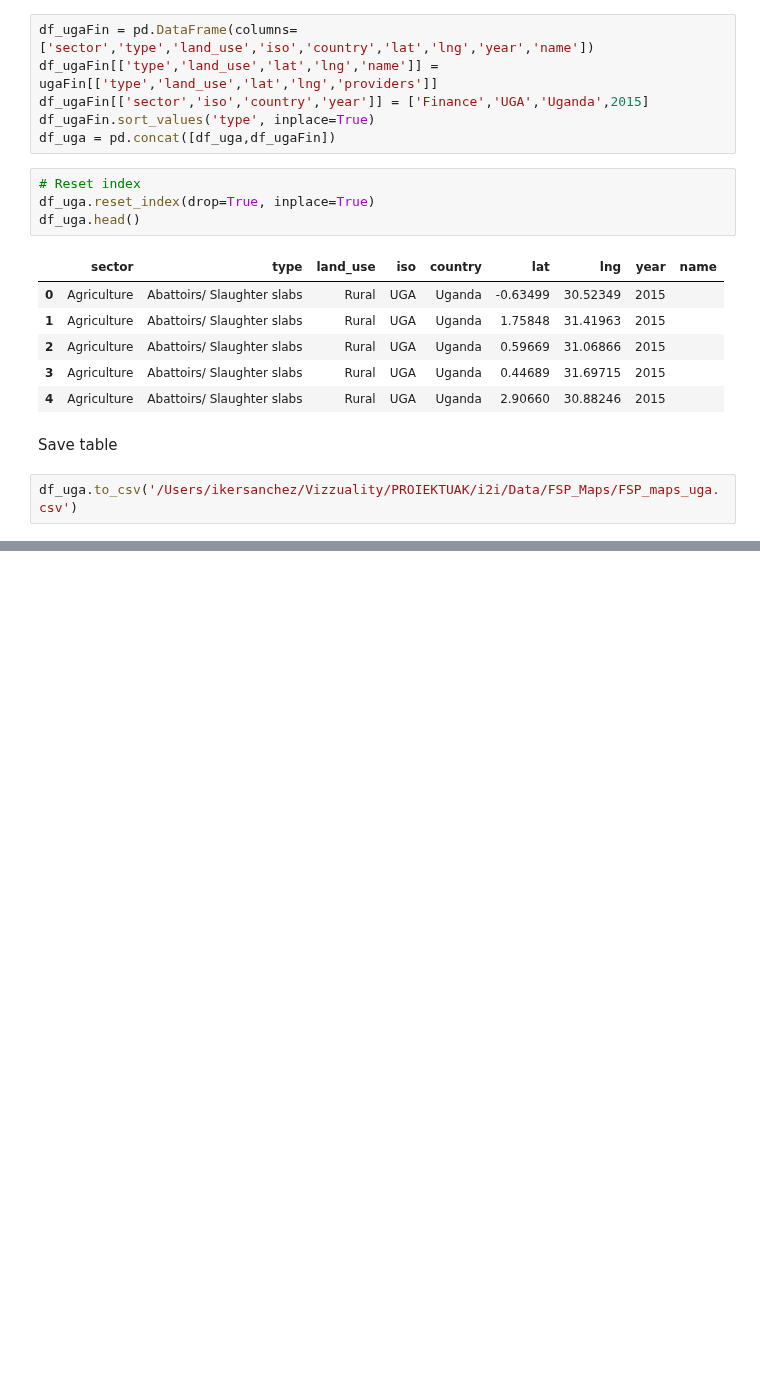
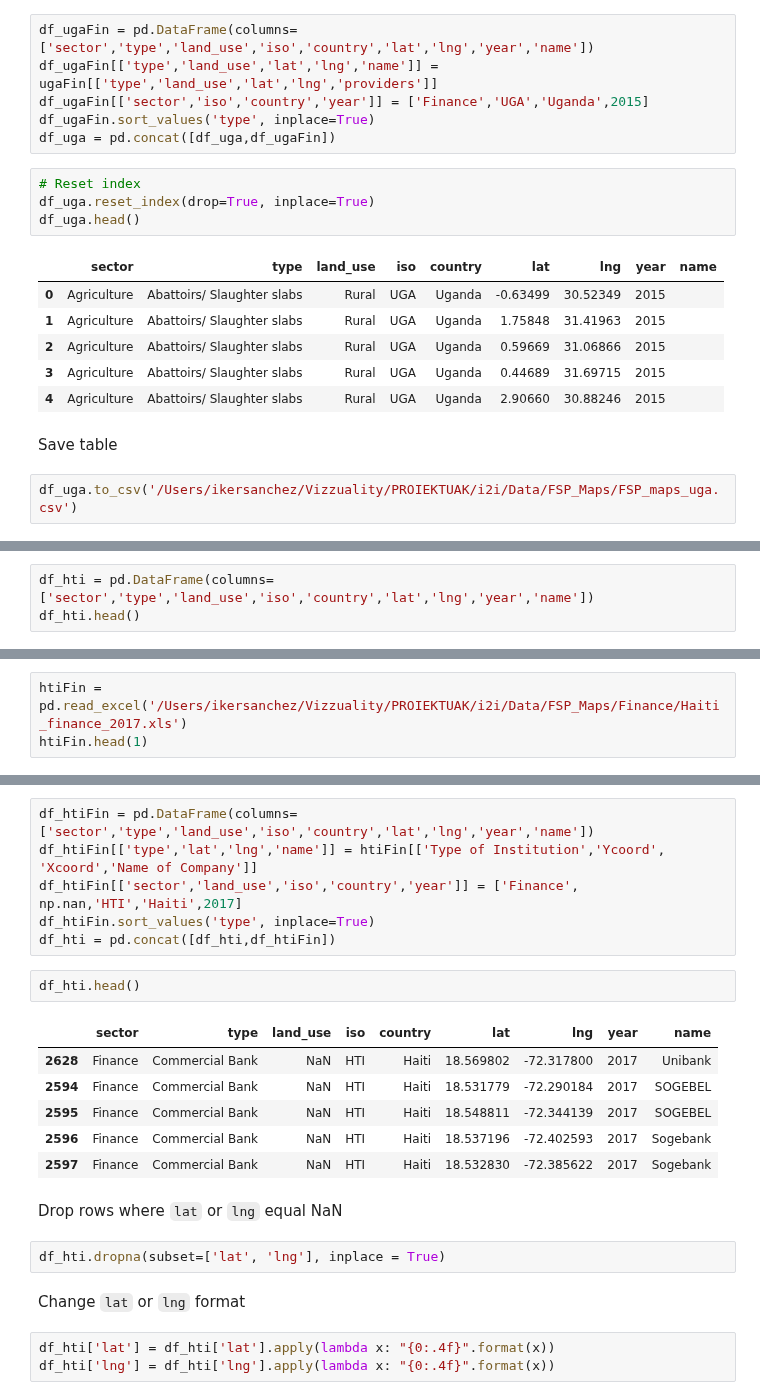
Before and after one commit to Vizzuality/notebooks, a Jupyter notebook: i2i/fspmaps/fspmaps_data_final.ipynb, the cells around one changed output, grey strips where cells are left out. Saved outputs shown, nothing was run; the diff lists cells and outputs as text; blank space fills up the shorter version.

```diff
--- a/i2i/fspmaps/fspmaps_data_final.ipynb
+++ b/i2i/fspmaps/fspmaps_data_final.ipynb
@@ -392,0 +396,3 @@ df_uga.to_csv('/Users/ikersanchez/Vizzuality/PROIEKTUAK/i2i/Data/FSP_Maps/FSP_ma
+# %%
+df_hti = pd.DataFrame(columns=['sector','type','land_use','iso','country','lat','lng','year','name'])
+df_hti.head()
@@ -392,0 +403,3 @@ df_uga.to_csv('/Users/ikersanchez/Vizzuality/PROIEKTUAK/i2i/Data/FSP_Maps/FSP_ma
+# %%
+htiFin = pd.read_excel('/Users/ikersanchez/Vizzuality/PROIEKTUAK/i2i/Data/FSP_Maps/Finance/Haiti_finance_2017.xls')
+htiFin.head(1)
@@ -392,0 +409,24 @@ df_uga.to_csv('/Users/ikersanchez/Vizzuality/PROIEKTUAK/i2i/Data/FSP_Maps/FSP_ma
+# %%
+df_htiFin = pd.DataFrame(columns=['sector','type','land_use','iso','country','lat','lng','year','name'])
+df_htiFin[['type','lat','lng','name']] = htiFin[['Type of Institution','Ycoord', 'Xcoord','Name of Company']]
+df_htiFin[['sector','land_use','iso','country','year']] = ['Finance', np.nan,'HTI','Haiti',2017]
+df_htiFin.sort_values('type', inplace=True)
+df_hti = pd.concat([df_hti,df_htiFin])
+# %%
+df_hti.head()
+# %% [output]
+|  | sector | type | land_use | iso | country | lat | lng | year | name |
+| 2628 | Finance | Commercial Bank | NaN | HTI | Haiti | 18.569802 | -72.317800 | 2017 | Unibank |
+| 2594 | Finance | Commercial Bank | NaN | HTI | Haiti | 18.531779 | -72.290184 | 2017 | SOGEBEL |
+| 2595 | Finance | Commercial Bank | NaN | HTI | Haiti | 18.548811 | -72.344139 | 2017 | SOGEBEL |
+| 2596 | Finance | Commercial Bank | NaN | HTI | Haiti | 18.537196 | -72.402593 | 2017 | Sogebank |
+| 2597 | Finance | Commercial Bank | NaN | HTI | Haiti | 18.532830 | -72.385622 | 2017 | Sogebank |
+# %% [markdown]
+Drop rows where `lat` or `lng` equal NaN
+# %%
+df_hti.dropna(subset=['lat', 'lng'], inplace = True)
+# %% [markdown]
+Change `lat` or `lng` format
+# %%
+df_hti['lat'] = df_hti['lat'].apply(lambda x: "{0:.4f}".format(x))
+df_hti['lng'] = df_hti['lng'].apply(lambda x: "{0:.4f}".format(x))
```
Also changed, not shown: parts of 8 cells of this notebook, 4 other files.
